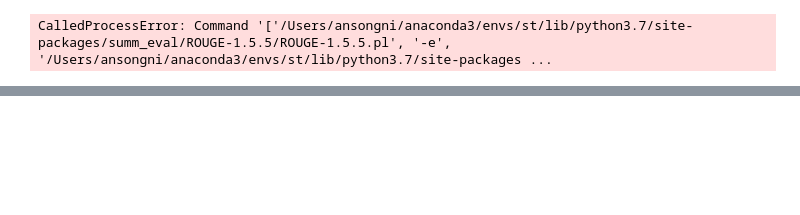
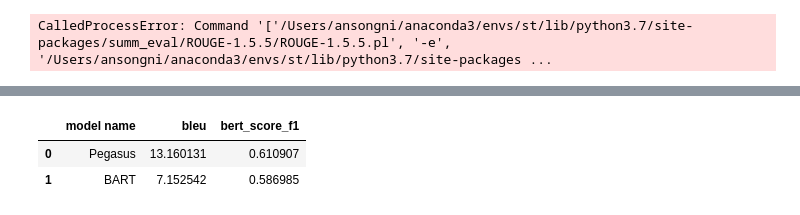
Before and after one commit to Yale-LILY/SummerTime, a Jupyter notebook: demo.ipynb, the cells around one changed output, grey strips where cells are left out. Cells and saved outputs as stored; diff of their text form; code cells hidden in the pictures; blank space fills up the shorter version.

Commit message:
added model selector to demo

```diff
--- a/demo.ipynb
+++ b/demo.ipynb
@@ -165,0 +168,9 @@ CalledProcessError: Command '['/Users/ansongni/anaconda3/envs/st/lib/python3.7/s
+# %%
+model_1 = st_model.PegasusModel()
+model_2 = st_model.BartModel()
+# %%
+metric_1 = st_eval.Bleu()
+metric_2 = st_eval.BertScore()
+# %%
+import dataset
+dataset = dataset.CnndmDataset()
@@ -165,0 +181,2 @@ CalledProcessError: Command '['/Users/ansongni/anaconda3/envs/st/lib/python3.7/s
+# %%
+output = fn([model_1, model_2], dataset.test_set, [metric_1, metric_2], max_instances=5)
@@ -165,0 +200,6 @@ CalledProcessError: Command '['/Users/ansongni/anaconda3/envs/st/lib/python3.7/s
+# %%
+output
+# %% [output]
+|  | model name | bleu | bert_score_f1 |
+| 0 | Pegasus | 13.160131 | 0.610907 |
+| 1 | BART | 7.152542 | 0.586985 |
```
Also changed, not shown: parts of 4 cells of this notebook.
